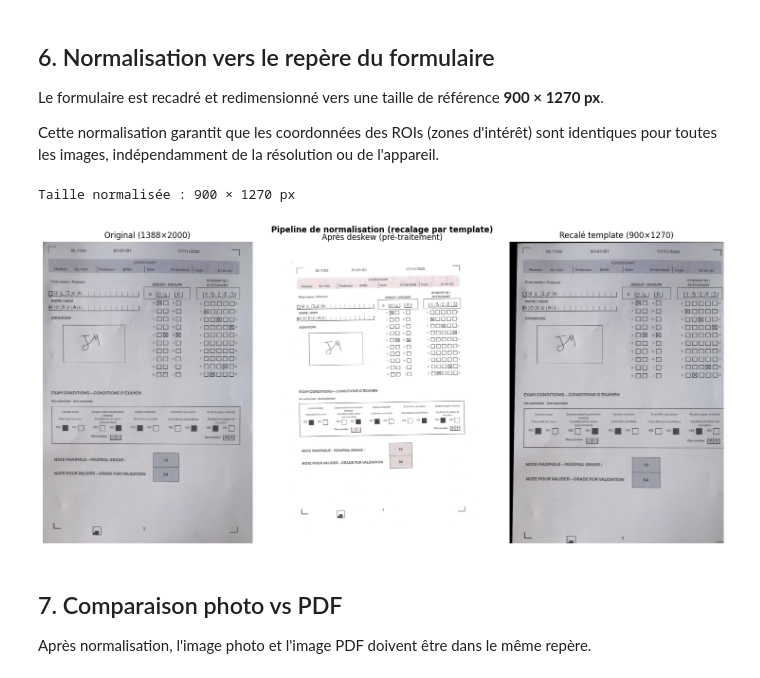
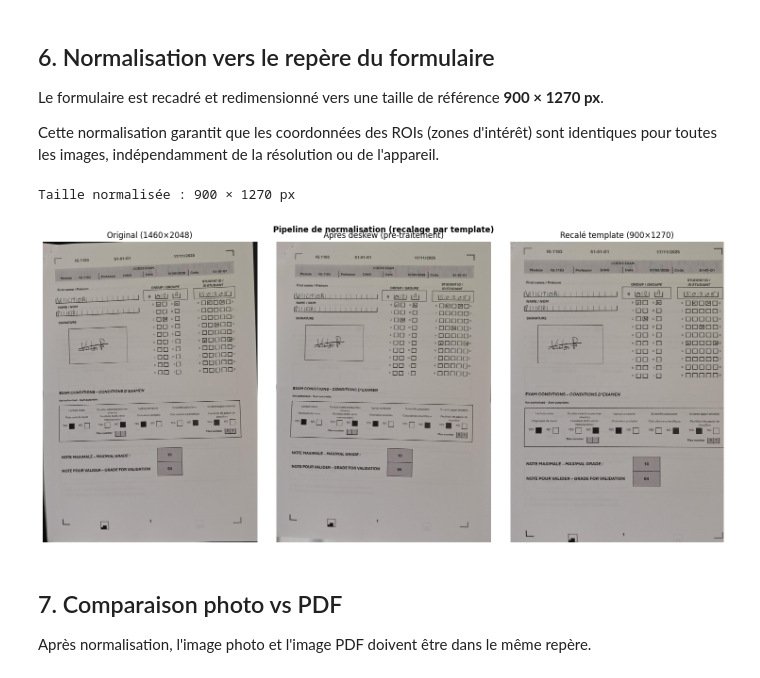
Before and after one commit to YannRM1/Computer-Vision, a Jupyter notebook: notebooks/02_preprocessing_alignement.ipynb, the cells around one changed output. Cells and saved outputs as stored; diff of their text form; code cells hidden in the pictures.

```diff
--- a/notebooks/02_preprocessing_alignement.ipynb
+++ b/notebooks/02_preprocessing_alignement.ipynb
@@ -265,26 +265,29 @@ identiques pour toutes les images, indépendamment de la résolution ou de l'app
 # %%
 # Pipeline de normalisation RÉEL : recalage par template (ORB + homographie).
 # (deskew n'est qu'un pré-traitement / fallback.)
+# img_deskewed recalculé sur img_raw pour que les 3 panneaux soient la MÊME image
+# (la démo deskew de l'étape 3 portait sur un PDF différent, d'où l'incohérence).
+img_deskewed = deskew(img_raw)
 img_normalized = normalize_page(img_raw, is_photo=True)
 
 print(f'Taille normalisée : {img_normalized.shape[1]} × {img_normalized.shape[0]} px')
 
 fig, axes = plt.subplots(1, 3, figsize=(15, 7))
 axes[0].imshow(cv2.cvtColor(img_raw, cv2.COLOR_BGR2RGB))
 axes[0].set_title(f'Original ({img_raw.shape[1]}×{img_raw.shape[0]})')
 axes[0].axis('off')
 axes[1].imshow(cv2.cvtColor(img_deskewed, cv2.COLOR_BGR2RGB))
 axes[1].set_title('Après deskew (pré-traitement)')
 axes[1].axis('off')
 axes[2].imshow(cv2.cvtColor(img_normalized, cv2.COLOR_BGR2RGB))
 axes[2].set_title(f'Recalé template ({img_normalized.shape[1]}×{img_normalized.shape[0]})')
 axes[2].axis('off')
 plt.suptitle('Pipeline de normalisation (recalage par template)', fontsize=12, fontweight='bold')
 plt.tight_layout()
 plt.show()
 # %% [output]
 Taille normalisée : 900 × 1270 px
-[figure, old version]
+[figure, new version]
 # %% [markdown]
 ## 7. Comparaison photo vs PDF
 
```
Also changed, not shown: parts of 5 cells of this notebook, 3 other files.
